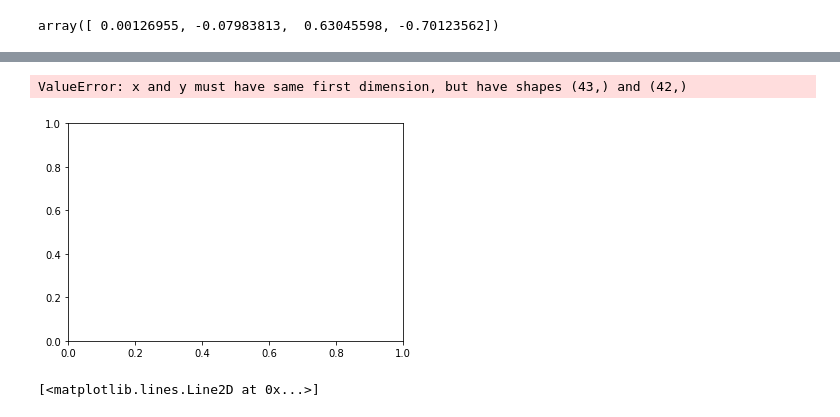
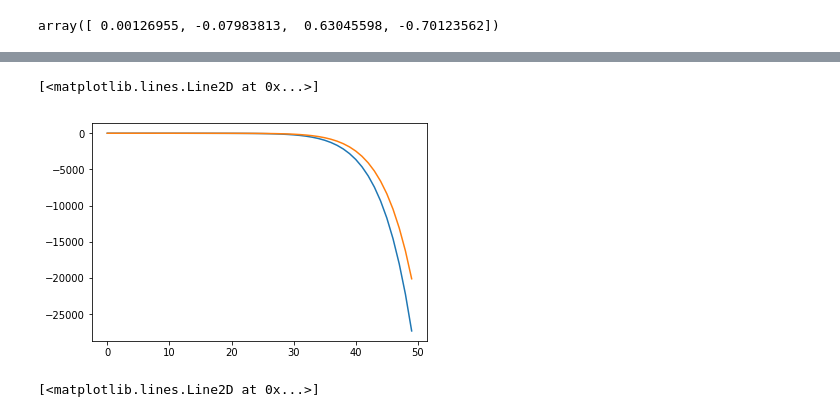
Before and after one commit to AlexandraMayer/Modellbildung-und-Simulation, a Jupyter notebook: Klassiche Mechanik 1.ipynb, the cells around one changed output, grey strips where cells are left out. Drawn from its saved outputs; the diff is of its cells as text; code cells hidden in the pictures.

```diff
--- a/Klassiche Mechanik 1.ipynb
+++ b/Klassiche Mechanik 1.ipynb
@@ -69,8 +58,16 @@ ValueError: x and y must have same first dimension, but have shapes (43,) and (4
-# %%
-plt.plot(range(0,43), ydot)
-# %% [output]
-ValueError: x and y must have same first dimension, but have shapes (43,) and (42,)
-[figure, removed]
+# %%
+# geschwindigkeit (ableitung ort) du brauchst ein polynom um so ableiten zu können
+gesch = sc.diff(ort)
+x = range(0, 50)
+ydot = np.polyval(gesch, x)
+plt.plot(x, ydot)
+#beschleunigung
+besch = sc.diff(gesch)
+yddot = np.polyval(besch, x)
+plt.plot(x, yddot)
+# %% [output]
+[<matplotlib.lines.Line2D at 0x...>]
+[figure, added]
 # %%
 fig2 = plt.figure()
 ax2 = fig2.add_subplot(111)
```
Also changed, not shown: parts of 9 cells of this notebook.
